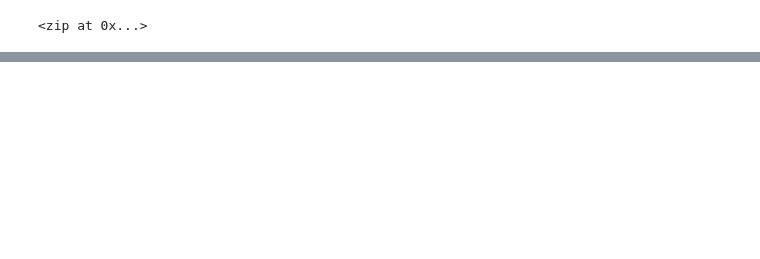
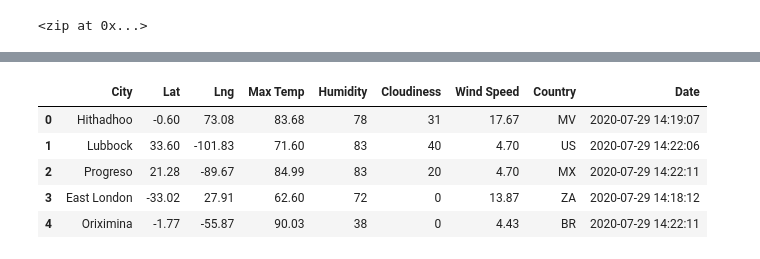
Before and after one commit to asadca4u/World_Weather_Analysis, a Jupyter notebook: WeatherPy.ipynb, the cells around one changed output, grey strips where cells are left out. Saved outputs shown, nothing was run; the diff lists cells and outputs as text; code cells hidden in the pictures; blank space fills up the shorter version.

```diff
--- a/WeatherPy.ipynb
+++ b/WeatherPy.ipynb
@@ -36,3 +36,15 @@ coordinates
 # %%
 # Use the citipy module to determine city based on latitude and longitude.
 from citipy import citipy
+# %%
+# Create a list for holding the cities.
+cities = []
+# Identify the nearest city for each latitude and longitude combination.
+for coordinate in coordinates:
+    city = citipy.nearest_city(coordinate[0], coordinate[1]).city_name
+
+    # If the city is unique, then we will add it to the cities list.
+    if city not in cities:
+        cities.append(city)
+# Print the city count to confirm sufficient count.
+len(cities)
@@ -38,0 +62,4 @@ from citipy import citipy
+# %%
+# Starting URL for Weather Map API Call.
+url = "http://api.openweathermap.org/data/2.5/weather?units=Imperial&APPID=" + weather_api_key
+print(url)
@@ -38,0 +68,10 @@ from citipy import citipy
+# %%
+# Create an empty list to hold the weather data.
+city_data = []
+# Print the beginning of the logging.
+print("Beginning Data Retrieval     ")
+print("-----------------------------")
+
+# Create counters.
+record_count = 1
+set_count = 1
@@ -38,0 +149,11 @@ from citipy import citipy
+# %%
+# Convert the array of dictionaries to a Pandas DataFrame.
+city_data_df = pd.DataFrame(city_data)
+city_data_df.head()
+# %% [output]
+|  | City | Lat | Lng | Max Temp | Humidity | Cloudiness | Wind Speed | Country | Date |
+| 0 | Hithadhoo | -0.60 | 73.08 | 83.68 | 78 | 31 | 17.67 | MV | 2020-07-29 14:19:07 |
+| 1 | Lubbock | 33.60 | -101.83 | 71.60 | 83 | 40 | 4.70 | US | 2020-07-29 14:22:06 |
+| 2 | Progreso | 21.28 | -89.67 | 84.99 | 83 | 20 | 4.70 | MX | 2020-07-29 14:22:11 |
+| 3 | East London | -33.02 | 27.91 | 62.60 | 72 | 0 | 13.87 | ZA | 2020-07-29 14:18:12 |
+| 4 | Oriximina | -1.77 | -55.87 | 90.03 | 38 | 0 | 4.43 | BR | 2020-07-29 14:22:11 |
```
Also changed, not shown: parts of 9 cells of this notebook, 3 other files.
